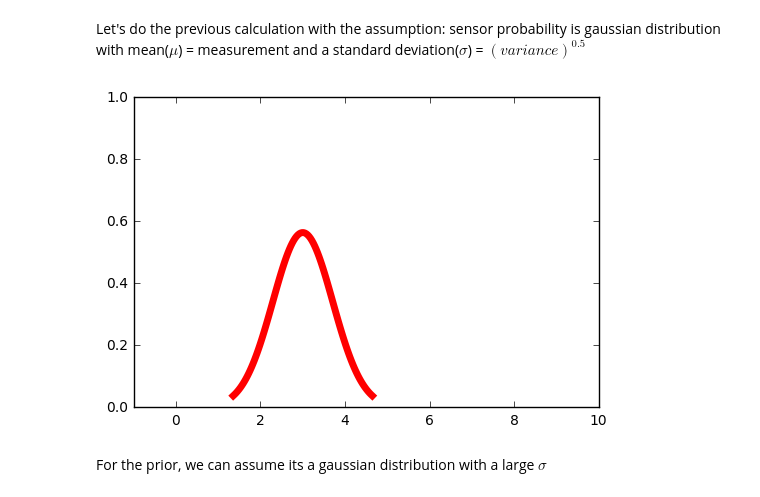
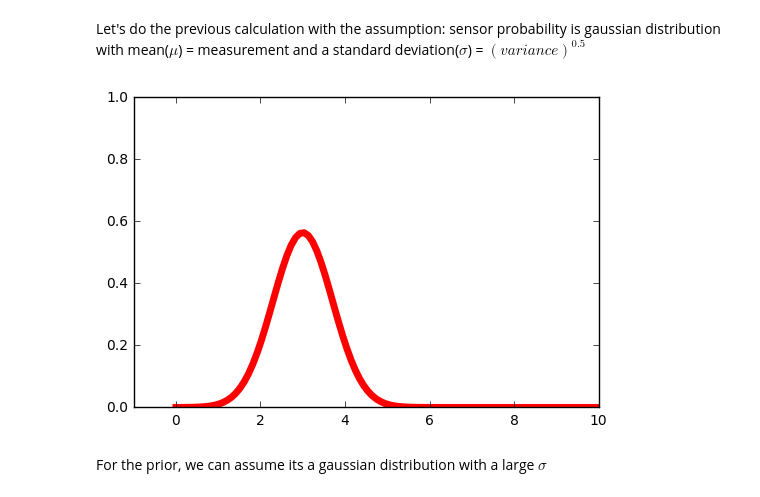
Before and after one commit to RobotX-NCTU/jupyter_notebook, a Jupyter notebook: Bayesian_Filter.ipynb, the cells around one changed output. Cells and saved outputs as stored; diff of their text form; code cells hidden in the pictures.

```diff
--- a/Bayesian_Filter.ipynb
+++ b/Bayesian_Filter.ipynb
@@ -313,12 +317,12 @@ def measurement(measurementx, variance):
 fig, ax = plt.subplots(1, 1)
 likelihood = measurement(3, 0.5)
 # %%
-x = np.linspace(likelihood.ppf(0.01), likelihood.ppf(0.99), 100)
+x = np.linspace(0, 10, 100)
 ax.plot(x, likelihood.pdf(x), 'r-', lw=5, alpha=1)
 plt.axis([-1, 10, 0, 1])
 plt.show()
 # %% [output]
-[figure, old version]
+[figure, new version]
 # %% [markdown]
 For the prior, we can assume its a gaussian distribution with a large $\sigma$
 # %%
```
Also changed, not shown: parts of 14 cells of this notebook.
